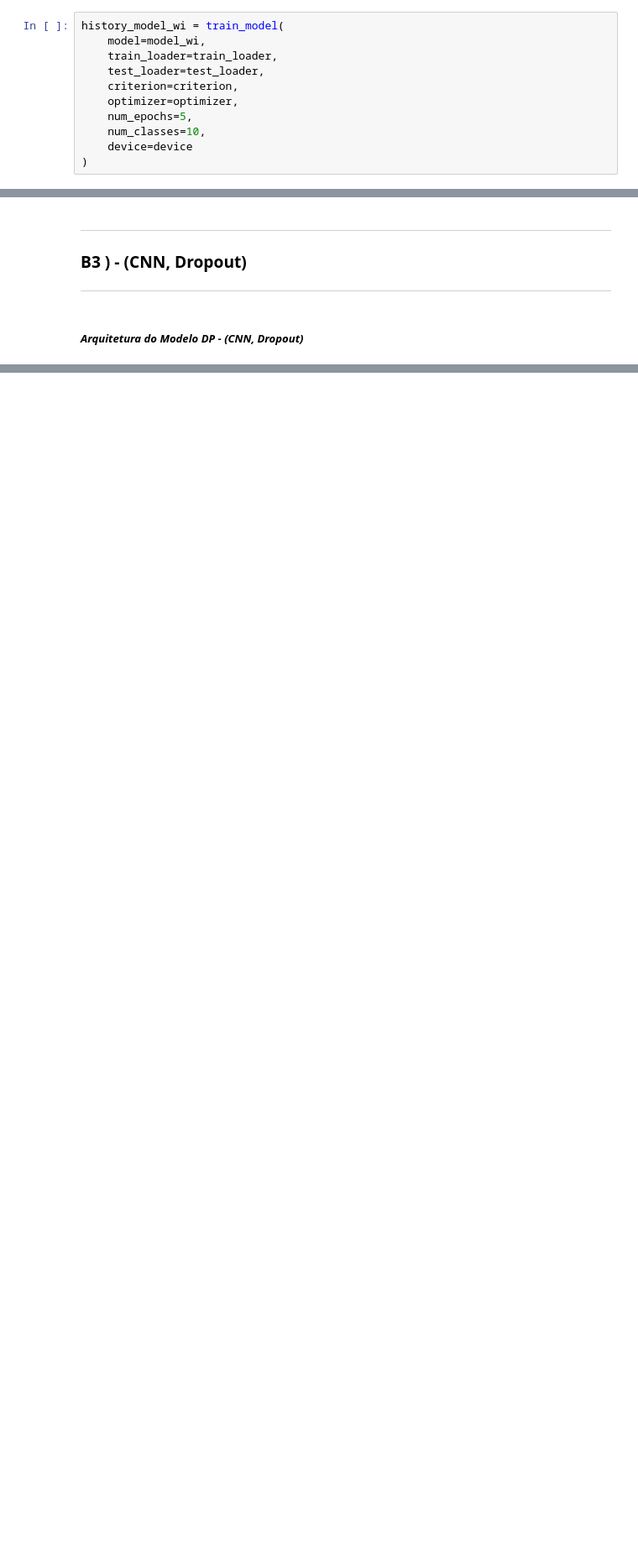
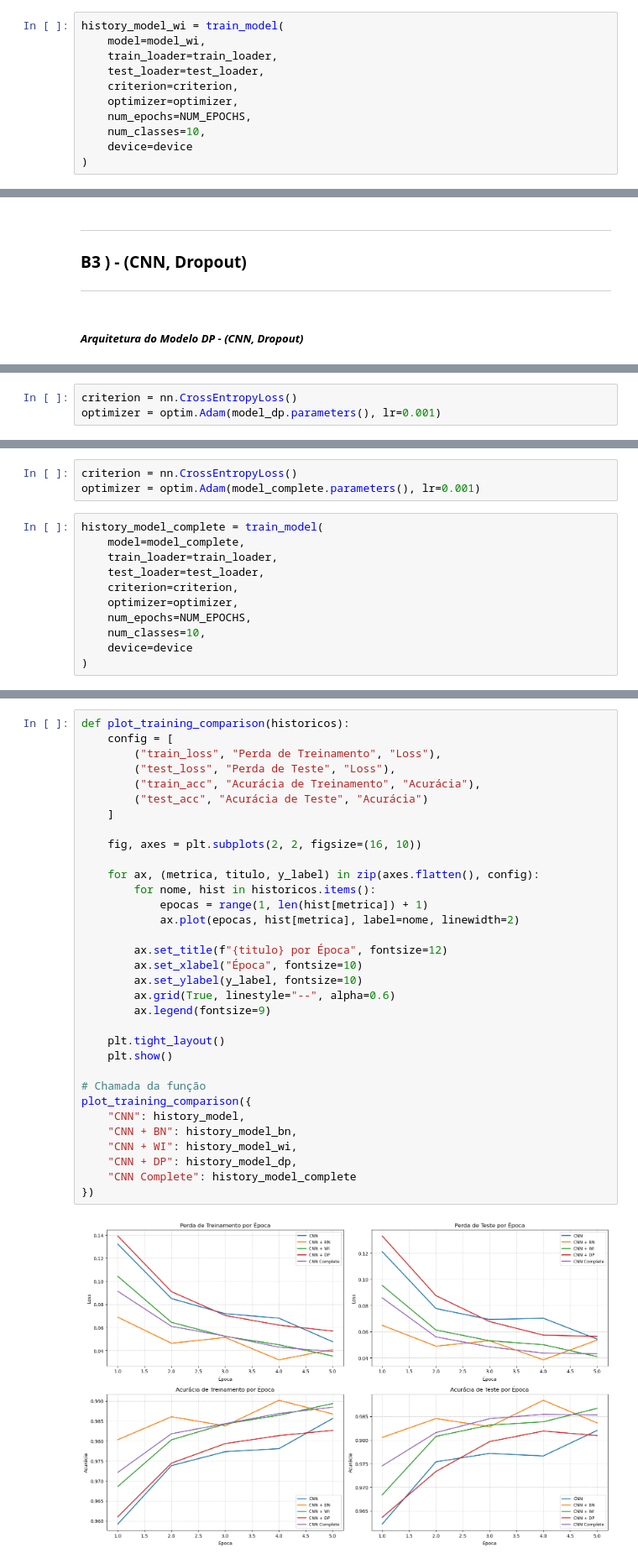
Before and after one commit to OfAndreS/StudyMachineLearning, a Jupyter notebook: Project_A2/a2.ipynb, the cells around one changed output, grey strips where cells are left out. Shown at 84% size. Cells and saved outputs as stored; diff of their text form; blank space fills up the shorter version.

```diff
--- a/Project_A2/a2.ipynb
+++ b/Project_A2/a2.ipynb
@@ -515,7 +634,7 @@ history_model_wi = train_model(
     test_loader=test_loader,
     criterion=criterion,
     optimizer=optimizer,
-    num_epochs=5,
+    num_epochs=NUM_EPOCHS,
     num_classes=10,
     device=device
 )
@@ -595,0 +732,3 @@ class CNN_DP(nn.Module):
+# %%
+criterion = nn.CrossEntropyLoss()
+optimizer = optim.Adam(model_dp.parameters(), lr=0.001)
@@ -595,0 +859,14 @@ class CNN_DP(nn.Module):
+# %%
+criterion = nn.CrossEntropyLoss()
+optimizer = optim.Adam(model_complete.parameters(), lr=0.001)
+# %%
+history_model_complete = train_model(
+    model=model_complete,
+    train_loader=train_loader,
+    test_loader=test_loader,
+    criterion=criterion,
+    optimizer=optimizer,
+    num_epochs=NUM_EPOCHS,
+    num_classes=10,
+    device=device
+)
@@ -595,0 +942,35 @@ class CNN_DP(nn.Module):
+# %%
+def plot_training_comparison(historicos):
+    config = [
+        ("train_loss", "Perda de Treinamento", "Loss"),
+        ("test_loss", "Perda de Teste", "Loss"),
+        ("train_acc", "Acurácia de Treinamento", "Acurácia"),
+        ("test_acc", "Acurácia de Teste", "Acurácia")
+    ]
+
+    fig, axes = plt.subplots(2, 2, figsize=(16, 10))
+
+    for ax, (metrica, titulo, y_label) in zip(axes.flatten(), config):
+        for nome, hist in historicos.items():
+            epocas = range(1, len(hist[metrica]) + 1)
+            ax.plot(epocas, hist[metrica], label=nome, linewidth=2)
+
+        ax.set_title(f"{titulo} por Época", fontsize=12)
+        ax.set_xlabel("Época", fontsize=10)
+        ax.set_ylabel(y_label, fontsize=10)
+        ax.grid(True, linestyle="--", alpha=0.6)
+        ax.legend(fontsize=9)
+
+    plt.tight_layout()
+    plt.show()
+
+# Chamada da função
+plot_training_comparison({
+    "CNN": history_model,
+    "CNN + BN": history_model_bn,
+    "CNN + WI": history_model_wi,
+    "CNN + DP": history_model_dp,
+    "CNN Complete": history_model_complete
+})
+# %% [output]
+[figure, added]
```
Also changed, not shown: parts of 46 cells of this notebook.
